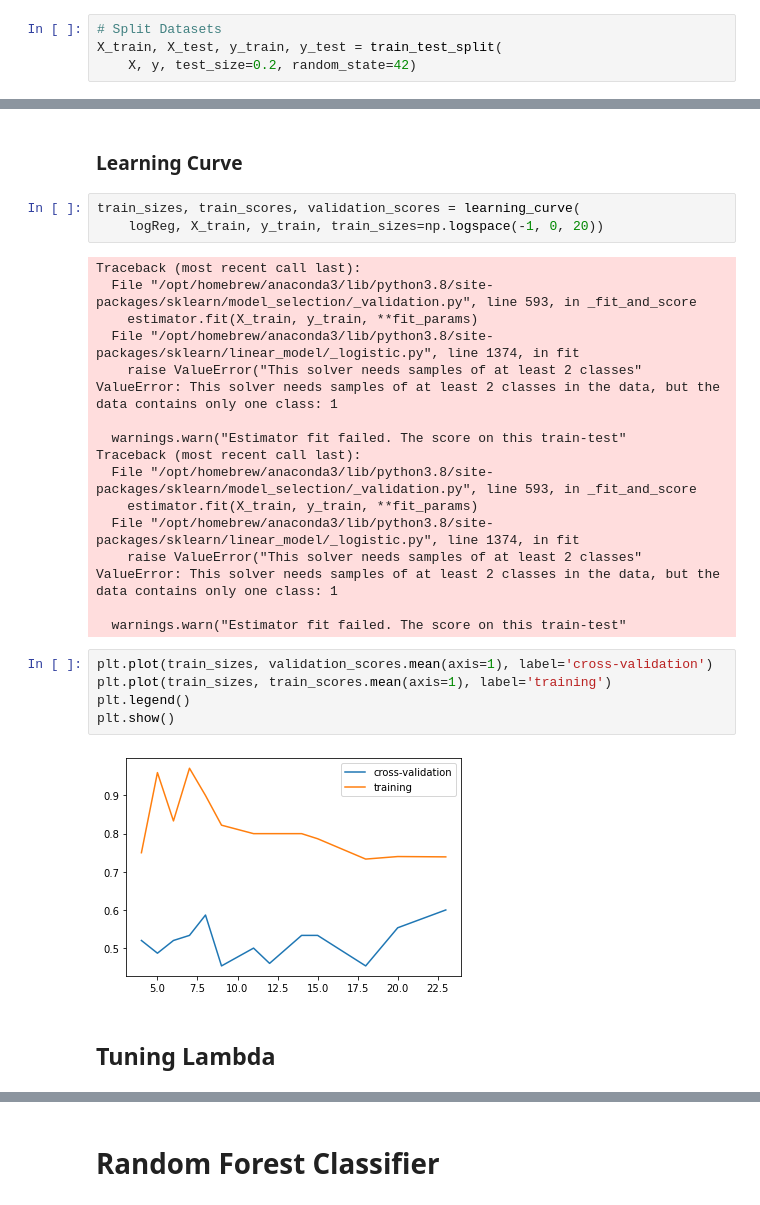
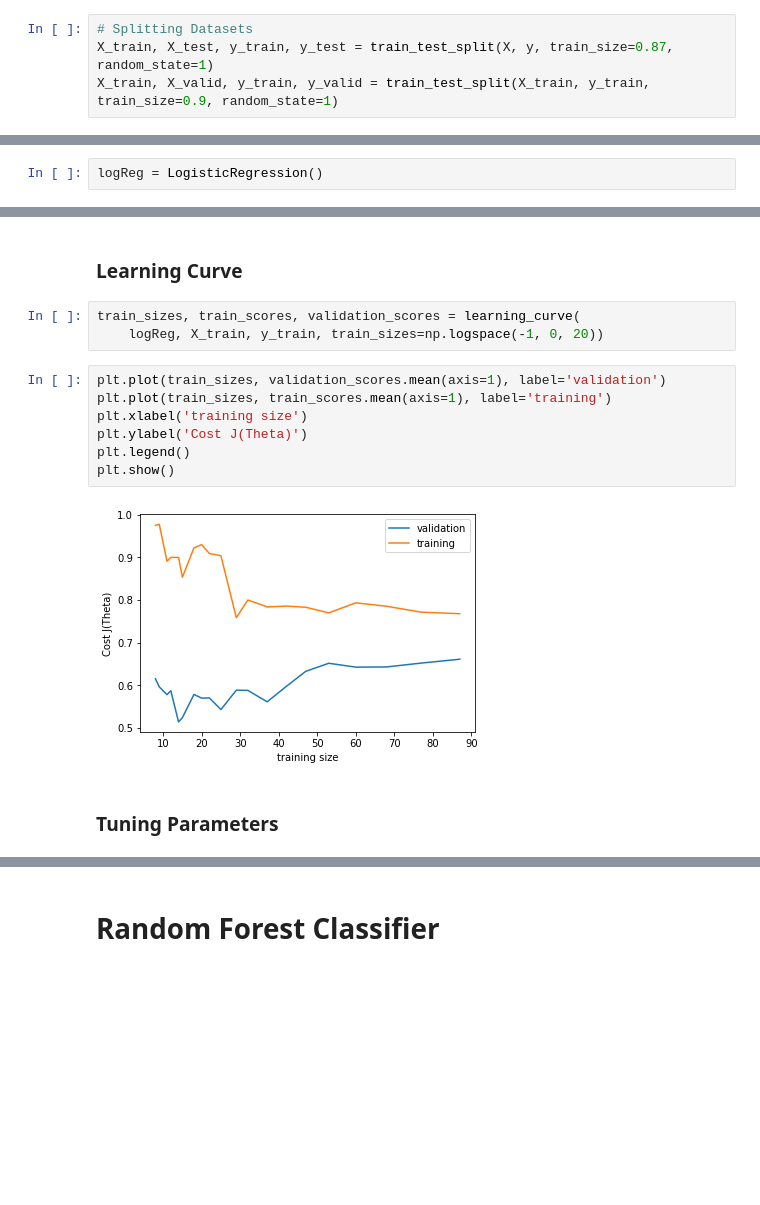
Before and after one commit to KisanThapa/ProjectCS638-Applied-Machine-Learning, a Jupyter notebook: model.ipynb, the cells around one changed output, grey strips where cells are left out. Cells and saved outputs as stored; diff of their text form; blank space fills up the shorter version.

```diff
--- a/model.ipynb
+++ b/model.ipynb
@@ -92,4 +98,4 @@ sns.countplot(y['Class'])
 # %%
-# Split Datasets
-X_train, X_test, y_train, y_test = train_test_split(
-    X, y, test_size=0.2, random_state=42)
+# Splitting Datasets
+X_train, X_test, y_train, y_test = train_test_split(X, y, train_size=0.87, random_state=1)
+X_train, X_valid, y_train, y_valid = train_test_split(X_train, y_train, train_size=0.9, random_state=1)
@@ -115,3 +124,5 @@ logReg = LogisticRegression(penalty='l2', C=0.1)
+# %%
+logReg = LogisticRegression()
 # %%
 logReg.fit(X_train, y_train)
 y_pred = logReg.predict(X_test)
@@ -172,29 +183,14 @@ plt.legend(loc="lower right")
 # %%
 train_sizes, train_scores, validation_scores = learning_curve(
     logReg, X_train, y_train, train_sizes=np.logspace(-1, 0, 20))
-# %% [output]
-Traceback (most recent call last):
-  File "/opt/homebrew/anaconda3/lib/python3.8/site-packages/sklearn/model_selection/_validation.py", line 593, in _fit_and_score
-    estimator.fit(X_train, y_train, **fit_params)
-  File "/opt/homebrew/anaconda3/lib/python3.8/site-packages/sklearn/linear_model/_logistic.py", line 1374, in fit
-    raise ValueError("This solver needs samples of at least 2 classes"
-ValueError: This solver needs samples of at least 2 classes in the data, but the data contains only one class: 1
-
-  warnings.warn("Estimator fit failed. The score on this train-test"
-Traceback (most recent call last):
-  File "/opt/homebrew/anaconda3/lib/python3.8/site-packages/sklearn/model_selection/_validation.py", line 593, in _fit_and_score
-    estimator.fit(X_train, y_train, **fit_params)
-  File "/opt/homebrew/anaconda3/lib/python3.8/site-packages/sklearn/linear_model/_logistic.py", line 1374, in fit
-    raise ValueError("This solver needs samples of at least 2 classes"
-ValueError: This solver needs samples of at least 2 classes in the data, but the data contains only one class: 1
-
-  warnings.warn("Estimator fit failed. The score on this train-test"
 # %%
-plt.plot(train_sizes, validation_scores.mean(axis=1), label='cross-validation')
+plt.plot(train_sizes, validation_scores.mean(axis=1), label='validation')
 plt.plot(train_sizes, train_scores.mean(axis=1), label='training')
+plt.xlabel('training size')
+plt.ylabel('Cost J(Theta)')
 plt.legend()
 plt.show()
 # %% [output]
-[figure, old version]
+[figure, new version]
 # %% [markdown]
-## Tuning Lambda
+### Tuning Parameters
```
Also changed, not shown: parts of 20 cells of this notebook.
